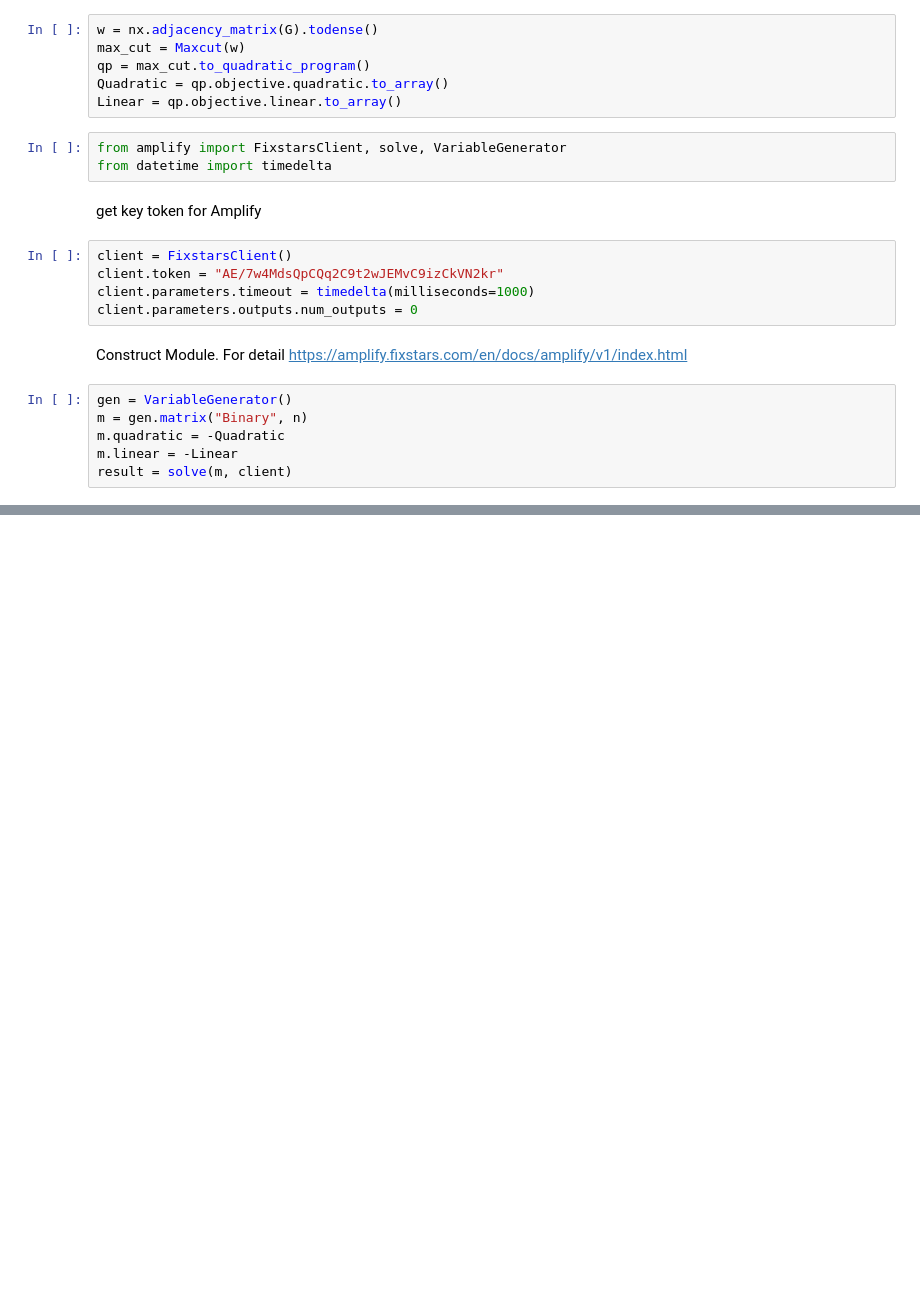
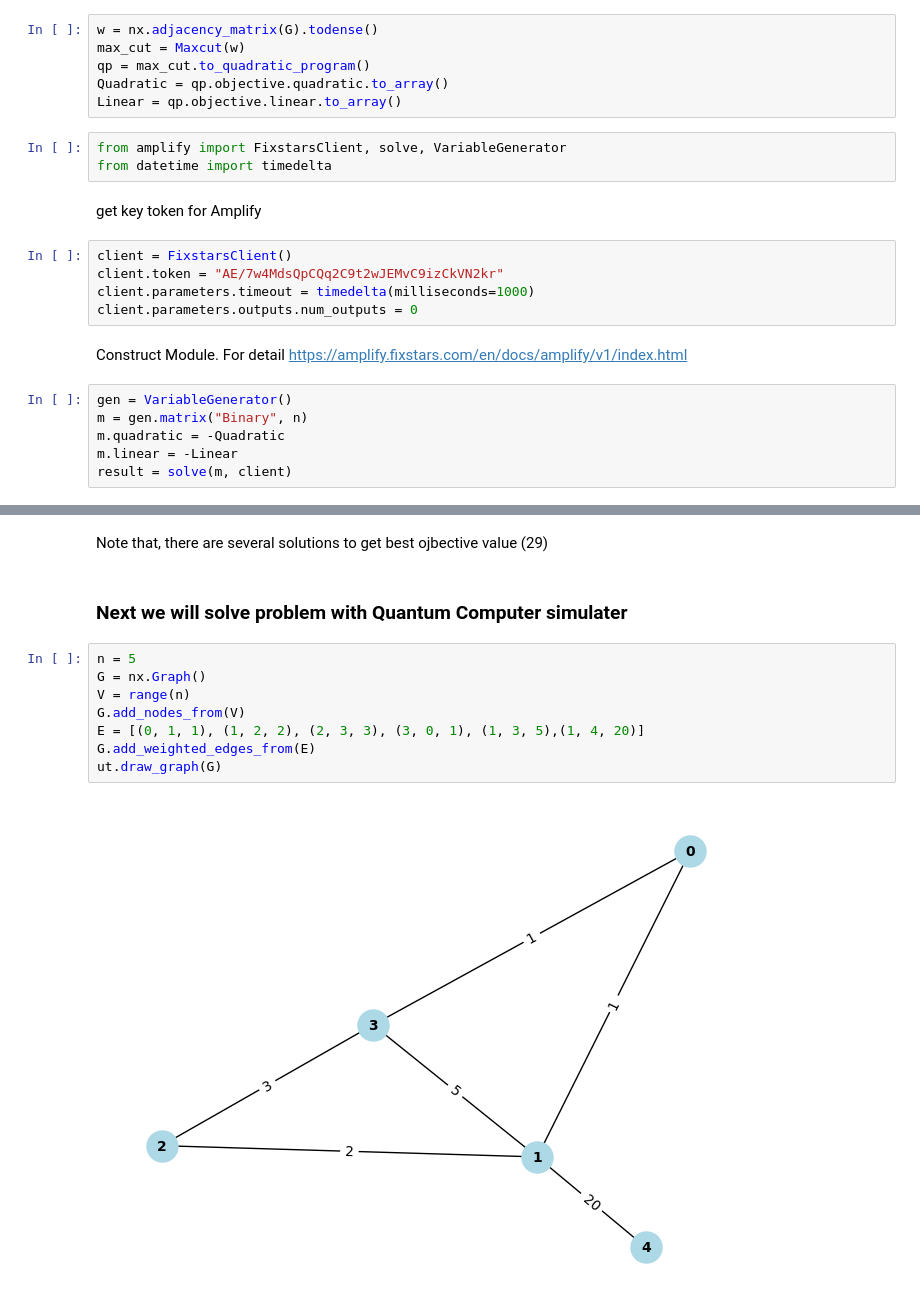
Before and after one commit to BallBoii/Maxcut_Tutorial, a Jupyter notebook: Maxcut_tutorial.ipynb, the cells around one changed output, grey strips where cells are left out. Drawn from its saved outputs; the diff is of its cells as text; blank space fills up the shorter version.

Commit message:
add quantum solver

```diff
--- a/Maxcut_tutorial.ipynb
+++ b/Maxcut_tutorial.ipynb
@@ -338,3 +338,17 @@ where:
        [ -0.,  -0.,  -0.,  -0.,  -0.]],
   p = [ -2., -28.,  -5.,  -9., -20.],
   c = 0
+# %% [markdown]
+Note that, there are several solutions to get best ojbective value (29)
+# %% [markdown]
+### Next we will solve problem with Quantum Computer simulater
+# %%
+n = 5
+G = nx.Graph()
+V = range(n)
+G.add_nodes_from(V)
+E = [(0, 1, 1), (1, 2, 2), (2, 3, 3), (3, 0, 1), (1, 3, 5),(1, 4, 20)]
+G.add_weighted_edges_from(E)
+ut.draw_graph(G)
+# %% [output]
+[figure, added]
```
Also changed, not shown: parts of 15 cells of this notebook.
